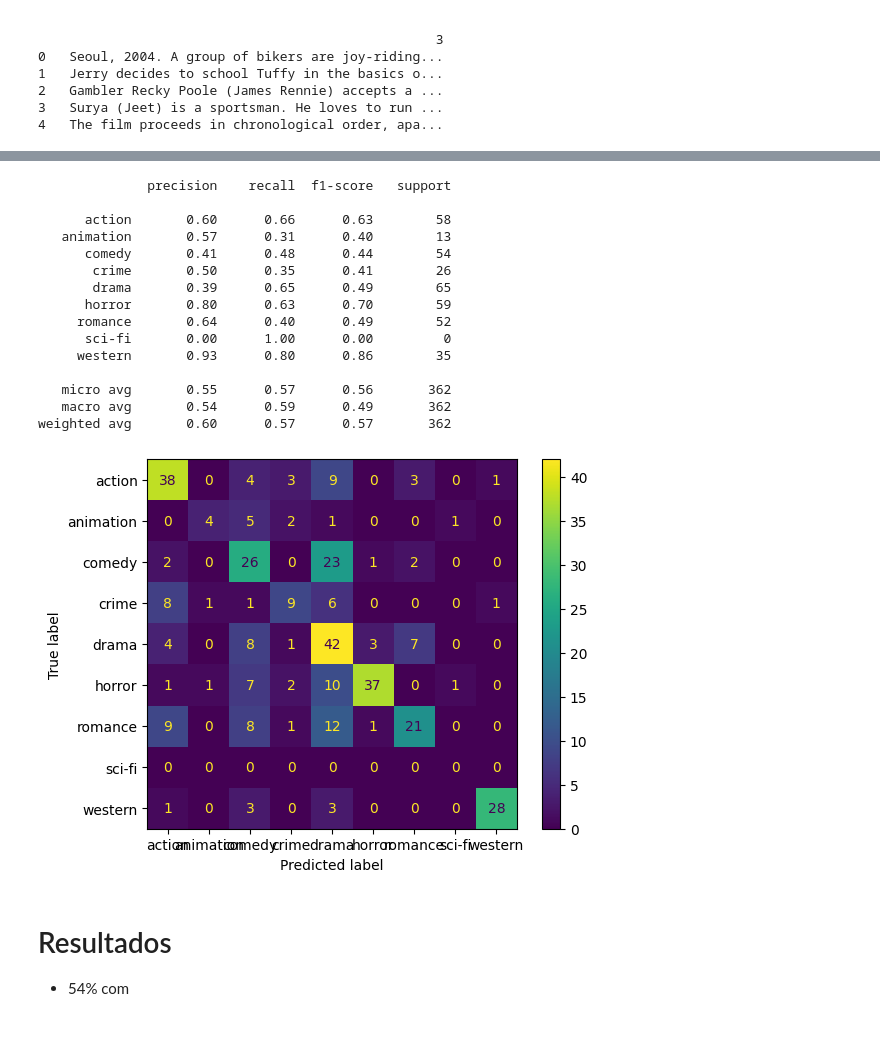
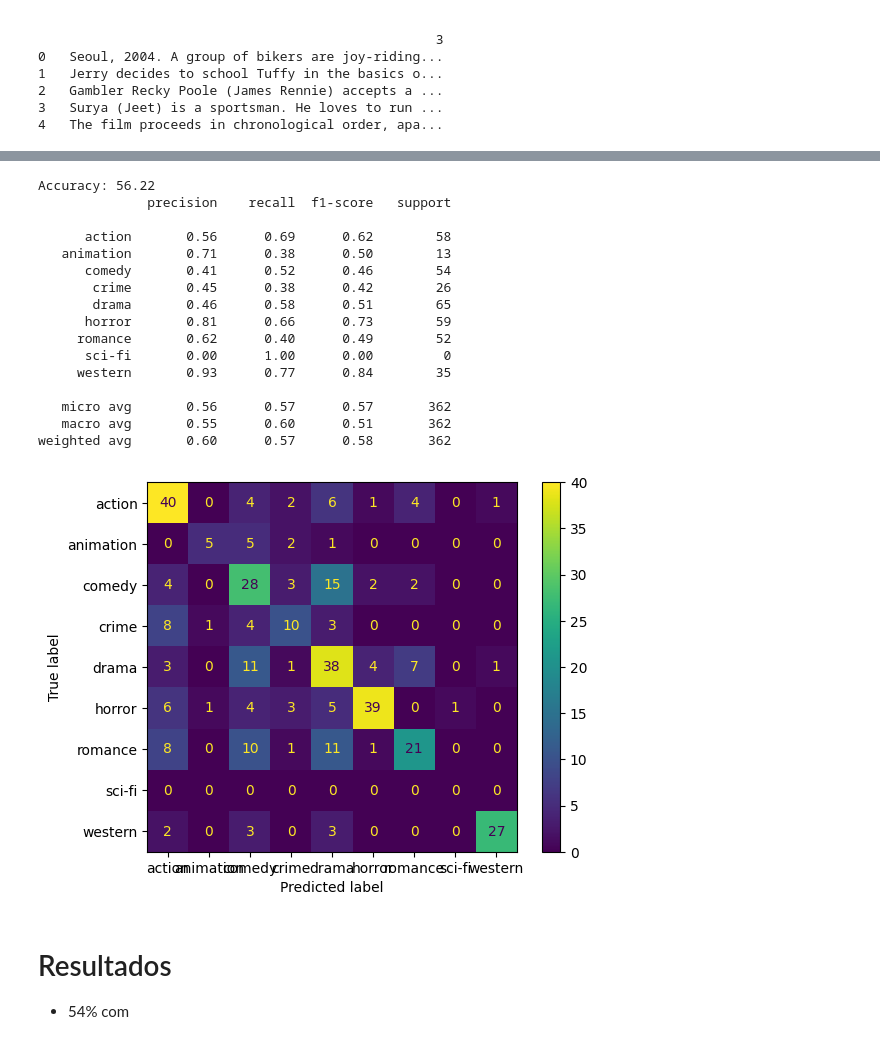
Before and after one commit to pedrom0803/ProjetoLinguaNatural, a Jupyter notebook: mainSVMIDFMultiFeaut.ipynb, the cells around one changed output, grey strips where cells are left out. Drawn from its saved outputs; the diff is of its cells as text; code cells hidden in the pictures.

```diff
--- a/mainSVMIDFMultiFeaut.ipynb
+++ b/mainSVMIDFMultiFeaut.ipynb
@@ -93,6 +125,8 @@ allowed_genres = ["drama", "comedy", "horror", "action", "romance", "western", "
 df = read_file_to_dataframe(data+".txt")
 df = addHeadersToTrain(df)
 df = filter_dataframe(df, allowed_genres)
+# df = balance_dataset(df)
+df = increase_scifi(df)
 print(df)
 # %% [output]
 Data to DataFrame
@@ -437,7 +471,7 @@ if os.path.isfile("data/"+pklToUse+'.pkl'):
         clf, tfidf_vectorizer = pickle.load(f)
 else:
     indices = range(len(df))
-    train_indices, test_indices, y_train, y_test = train_test_split(indices, df['Genre'], test_size=0.2, random_state=42)  # random_state=42 ensures reproducibility
+    train_indices, test_indices, y_train, y_test = train_test_split(indices, df['Genre'], test_size=0.1, random_state=42)  # random_state=42 ensures reproducibility
 
     # Initialize vectorizer (fitting only on the training data)
 
@@ -458,31 +492,30 @@ else:
     # X_train_numerical = scaler.fit_transform(df[['Release Year']].iloc[train_indices].astype(int))
     # X_test_numerical = scaler.transform(df[['Release Year']].iloc[test_indices].astype(int))
 
-
     x_train = hstack([X_train, X_train_categorical])
     x_test = hstack([X_test, X_test_categorical])
 
     y = df['Genre']      # Check if the appropriate collumn name is 'category'
     labels = np.unique(y).tolist()
 
-    print("==== MultinomialNB ====")
-    clf = MultinomialNB()
+    # print("==== MultinomialNB ====")
+    # clf = MultinomialNB()
 
-    print("Resultados com tfidf")
-    clf.fit(X_train, y_train)
-    x_pred=clf.predict(X_test)
-    print(classification_report(y_pred=x_pred, y_true=y_test, labels = labels, zero_division=1.))
+    # print("Resultados com tfidf")
+    # clf.fit(X_train, y_train)
+    # x_pred=clf.predict(X_test)
+    # print(classification_report(y_pred=x_pred, y_true=y_test, labels = labels, zero_division=1.))
 
-    print("==== GaussianNB ====")
-    clf = GaussianNB()
+    # print("==== GaussianNB ====")
+    # clf = GaussianNB()
 
-    print("Resultados com tfidf")
-    clf.fit(X_train, y_train)
-    x_pred=clf.predict(X_test)
-    print(classification_report(y_pred=x_pred, y_true=y_test, labels = labels, zero_division=1.))
+    # print("Resultados com tfidf")
+    # clf.fit(X_train, y_train)
+    # x_pred=clf.predict(X_test)
+    # print(classification_report(y_pred=x_pred, y_true=y_test, labels = labels, zero_division=1.))
 
     print("==== SVM ====")
-    clf = svm.SVC(kernel='linear') # kernel{‘linear’, ‘poly’, ‘rbf’, ‘sigmoid’, ‘precomputed’}
+    clf = svm.SVC() # kernel{‘linear’, ‘poly’, ‘rbf’, ‘sigmoid’, ‘precomputed’}
 
     print("Resultados com tfidf")
     clf.fit(X_train, y_train)
@@ -497,7 +530,7 @@ else:
     plt.show()
 
     # Save the SVM model
-    i = 1
+    i = 0
     if i == 1:
         with open('data/'+pklToUse+'.pkl', 'wb') as f:
             pickle.dump((clf, tfidf_vectorizer), f)
@@ -641,35 +659,39 @@ Pre Processing of Our Data Completed!
 # %%
 X_new = tfidf_vectorizer.transform(top_secret.iloc[:, 3]).toarray()  # Transform it into the TF-IDF format
 
 # Step 3: Predict the genre using the trained MLP model
 y_new_pred = clf.predict(X_new)
 
+accuracy = accuracy_score(top_secret.iloc[:, 2], y_new_pred)
+
+print(f"Accuracy: {accuracy*100:.2f}")
 # Step 4: Decode the predicted label to the original genre
 print(classification_report(y_pred=y_new_pred, y_true=top_secret.iloc[:, 2], labels = labels, zero_division=1.))
 
 confusion_matrix(top_secret.iloc[:, 2], y_new_pred)
 
 cm = confusion_matrix(top_secret.iloc[:, 2], y_new_pred, labels=clf.classes_)
 disp = ConfusionMatrixDisplay(confusion_matrix=cm, display_labels=clf.classes_)
 disp.plot()
 plt.show()
 # %% [output]
+Accuracy: 56.22
               precision    recall  f1-score   support
 
-      action       0.60      0.66      0.63        58
-   animation       0.57      0.31      0.40        13
-      comedy       0.41      0.48      0.44        54
-       crime       0.50      0.35      0.41        26
-       drama       0.39      0.65      0.49        65
-      horror       0.80      0.63      0.70        59
-     romance       0.64      0.40      0.49        52
+      action       0.56      0.69      0.62        58
+   animation       0.71      0.38      0.50        13
+      comedy       0.41      0.52      0.46        54
+       crime       0.45      0.38      0.42        26
+       drama       0.46      0.58      0.51        65
+      horror       0.81      0.66      0.73        59
+     romance       0.62      0.40      0.49        52
       sci-fi       0.00      1.00      0.00         0
-     western       0.93      0.80      0.86        35
+     western       0.93      0.77      0.84        35
 
-   micro avg       0.55      0.57      0.56       362
-   macro avg       0.54      0.59      0.49       362
-weighted avg       0.60      0.57      0.57       362
+   micro avg       0.56      0.57      0.57       362
+   macro avg       0.55      0.60      0.51       362
+weighted avg       0.60      0.57      0.58       362
-[figure, old version]
+[figure, new version]
 # %% [markdown]
 # Resultados
 
```
Also changed, not shown: parts of 16 cells of this notebook, 3 other files.
